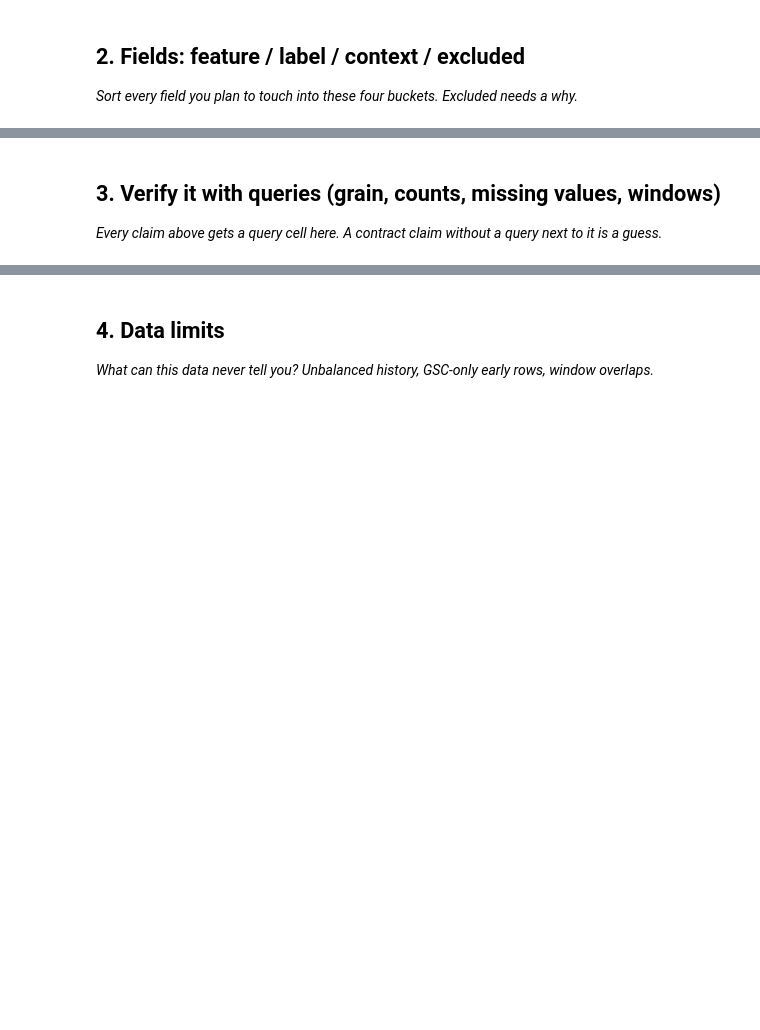
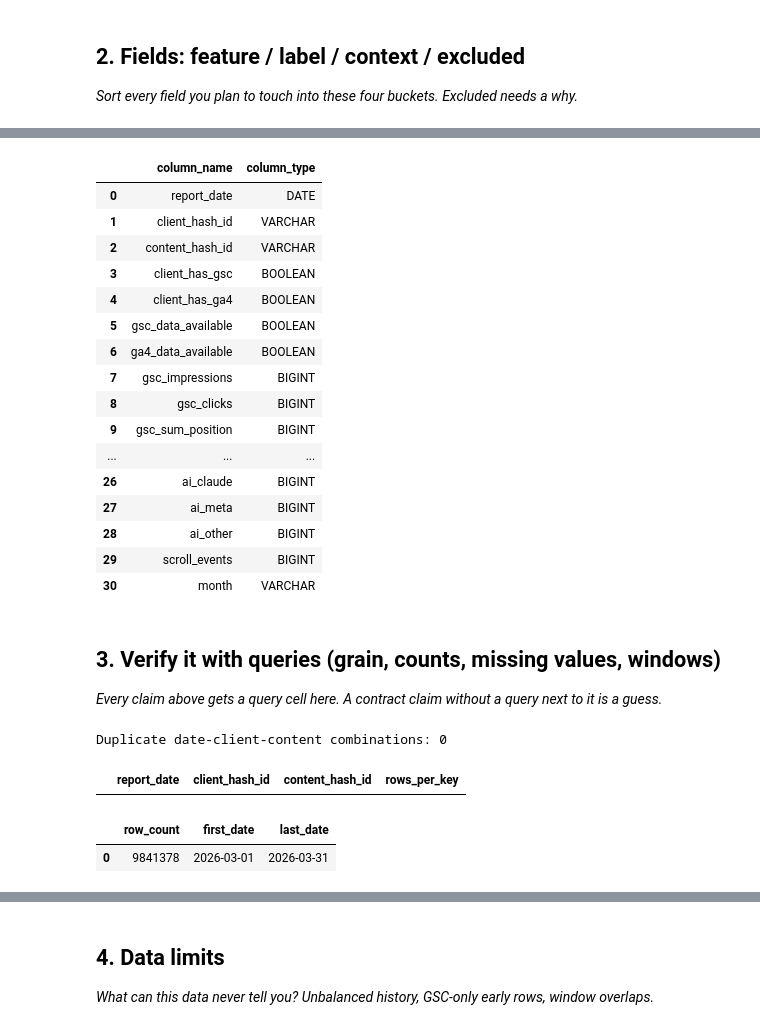
Before and after one commit to shweta1805/flyrank-ml-internship, a Jupyter notebook: work/notebooks/w03_data_contract.ipynb, the cells around one changed output, grey strips where cells are left out. Saved outputs shown, nothing was run; the diff lists cells and outputs as text; code cells hidden in the pictures; blank space fills up the shorter version.

Commit message:
Complete ML-04 data contract

```diff
--- a/work/notebooks/w03_data_contract.ipynb
+++ b/work/notebooks/w03_data_contract.ipynb
@@ -23,3 +117,33 @@ This skeleton is yours to fill. Work the sections **in order** — each one has
+# %%
+# Show the fields available in the daily performance table
+
+columns = con.sql(f"""
+    SELECT column_name, column_type
+    FROM (
+        DESCRIBE SELECT *
+        FROM {TABLES["fact_daily"]}
+    )
+""").df()
+
+columns
+# %% [output]
+|  | column_name | column_type |
+| 0 | report_date | DATE |
+| 1 | client_hash_id | VARCHAR |
+| 2 | content_hash_id | VARCHAR |
+| 3 | client_has_gsc | BOOLEAN |
+| 4 | client_has_ga4 | BOOLEAN |
+| 5 | gsc_data_available | BOOLEAN |
+| 6 | ga4_data_available | BOOLEAN |
+| 7 | gsc_impressions | BIGINT |
+| 8 | gsc_clicks | BIGINT |
+| 9 | gsc_sum_position | BIGINT |
+| ... | ... | ... |
+| 26 | ai_claude | BIGINT |
+| 27 | ai_meta | BIGINT |
+| 28 | ai_other | BIGINT |
+| 29 | scroll_events | BIGINT |
+| 30 | month | VARCHAR |
 # %% [markdown]
 ## 3. Verify it with queries (grain, counts, missing values, windows)
 
@@ -29,0 +151,37 @@ This skeleton is yours to fill. Work the sections **in order** — each one has
+# %%
+# Query 1: Verify the grain of the daily table
+
+grain_check = con.sql(f"""
+    SELECT
+        report_date,
+        client_hash_id,
+        content_hash_id,
+        COUNT(*) AS rows_per_key
+    FROM {TABLES["fact_daily"]}
+    WHERE month = '2026-03'
+    GROUP BY report_date, client_hash_id, content_hash_id
+    HAVING COUNT(*) > 1
+    LIMIT 10
+""").df()
+
+print("Duplicate date-client-content combinations:", len(grain_check))
+grain_check
+# %% [output]
+Duplicate date-client-content combinations: 0
+|  | report_date | client_hash_id | content_hash_id | rows_per_key |
+# %%
+# Query 2: Check row count and date range for the chosen month
+
+coverage = con.sql(f"""
+    SELECT
+        COUNT(*) AS row_count,
+        MIN(report_date) AS first_date,
+        MAX(report_date) AS last_date
+    FROM {TABLES["fact_daily"]}
+    WHERE month = '2026-03'
+""").df()
+
+coverage
+# %% [output]
+|  | row_count | first_date | last_date |
+| 0 | 9841378 | 2026-03-01 | 2026-03-31 |
```
Also changed, not shown: parts of 12 cells of this notebook.
